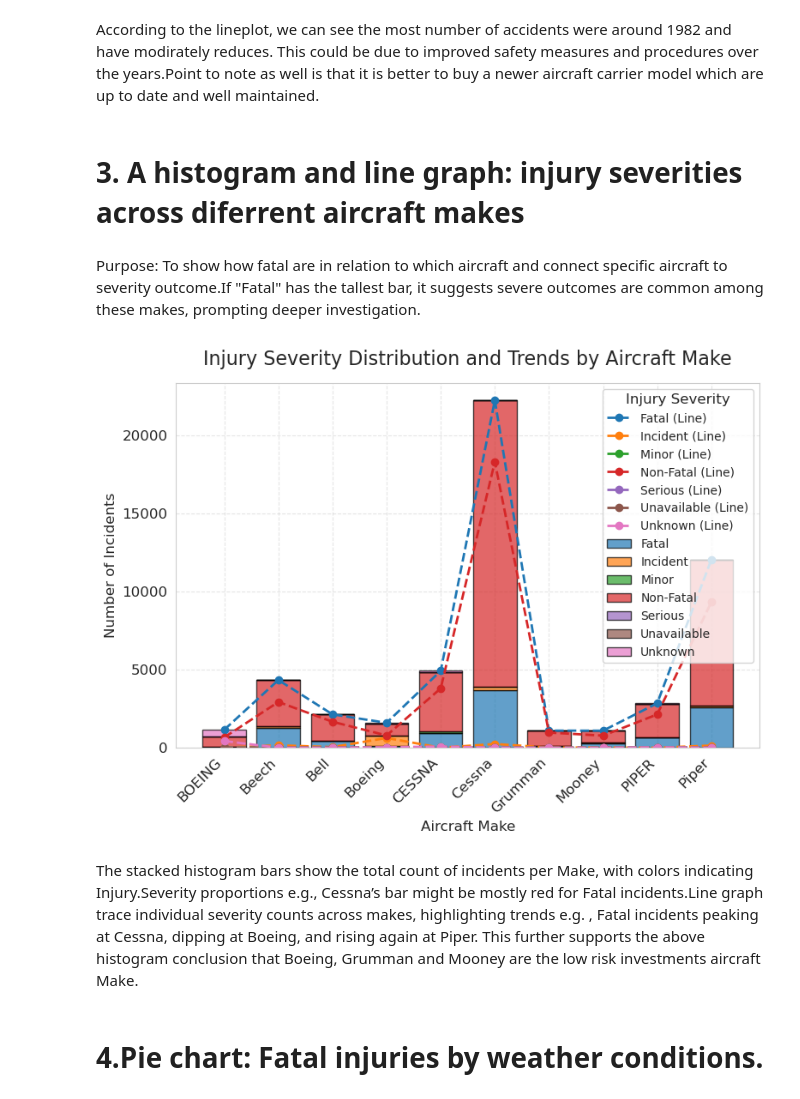
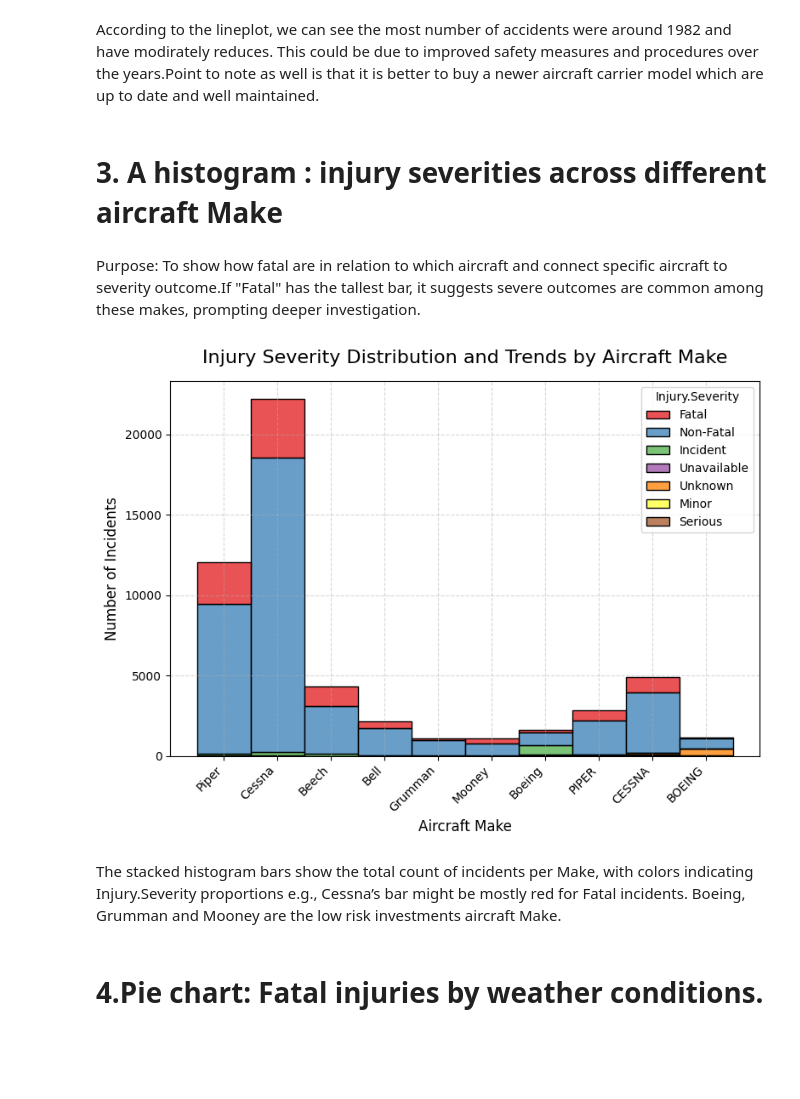
Before and after one commit to Husky-69/Shallom-phase-1-project, a Jupyter notebook: Shallom-phase1-project.ipynb, the cells around one changed output. Saved outputs shown, nothing was run; the diff lists cells and outputs as text; code cells hidden in the pictures; blank space fills up the shorter version.

```diff
--- a/Shallom-phase1-project.ipynb
+++ b/Shallom-phase1-project.ipynb
@@ -397,67 +399,36 @@ plt.show()
 # %% [markdown]
 According to the lineplot, we can see the most number of accidents were around 1982 and have modirately reduces. This could be due to improved safety measures and procedures over the years.Point to note as well is that it is better to buy a newer aircraft carrier model which are up to date and well maintained.
 # %% [markdown]
-# 3. A histogram and line graph: injury severities across diferrent aircraft makes
+# 3. A histogram : injury severities across different aircraft Make
 # %% [markdown]
 Purpose: To show how fatal are in relation to which aircraft and connect specific aircraft to severity outcome.If "Fatal" has the tallest bar, it suggests severe outcomes are common among these makes, prompting deeper investigation.
 # %%
 plt.figure(figsize=(8, 6))
 
-# Filter to top 10 makes and create a copy
+# Filter to top 10 makes
 top_makes = df2['Make'].value_counts().head(10).index
 
-# Prepare data: Count incidents per Make and Injury.Severity
-severity_by_make = df2.groupby(['Make', 'Injury.Severity']).size().unstack(fill_value=0)
-severities = severity_by_make.columns  # e.g., ['Fatal', 'Minor', 'Serious', 'Unknown']
+# Histogram
+sns.histplot(data=df2[df2['Make'].isin(top_makes)], x='Make', hue='Injury.Severity', multiple='stack', edgecolor='black', palette='Set1')
 
-# Histogram: Stacked bars for each Make
-bottom = None
-for severity in severities:
-    plt.bar(
-        severity_by_make.index,
-        severity_by_make[severity],
-        bottom=bottom,
-        label=severity,
-        edgecolor='black',
-        alpha=0.7  # Slight transparency for overlap
-    )
-    # Update bottom for stacking
-    if bottom is None:
-        bottom = severity_by_make[severity]
-    else:
-        bottom += severity_by_make[severity]
-# Line Graph: Overlay lines for each severity
-for severity in severities:
-    plt.plot(
-        severity_by_make.index,
-        severity_by_make[severity],
-        marker='o',
-        linestyle='--',
-        linewidth=2,
-        label=f'{severity} (Line)' if severity in plt.gca().get_legend_handles_labels()[1] else severity
-    )
 
 
 # Customize
 plt.title('Injury Severity Distribution and Trends by Aircraft Make', fontsize=16, pad=15)
 plt.xlabel('Aircraft Make', fontsize=12)
 plt.ylabel('Number of Incidents', fontsize=12)
 plt.xticks(rotation=45, ha='right')
-plt.legend(title='Injury Severity', title_fontsize=12, fontsize=10, loc='upper right')
 plt.grid(True, linestyle='--', alpha=0.5)
 plt.tight_layout()
 
-
 # Save and show
-plt.savefig('injury_severity_combined_by_make.png', dpi=300)
+plt.savefig('injury_severity_combined_by_make.png', dpi=250)
 plt.show()
 # %% [output]
-[figure, old version]
+[figure, new version]
 # %% [markdown]
 The stacked histogram bars show the total count of incidents per Make, with colors indicating Injury.Severity proportions
-e.g., Cessna’s bar might be mostly red for Fatal incidents.Line graph trace individual severity counts across makes, highlighting trends
-e.g. , Fatal incidents peaking at Cessna, dipping at Boeing, and rising again at Piper. This further supports the above histogram conclusion that
-Boeing, Grumman and Mooney are the low risk investments aircraft Make.
+e.g., Cessna’s bar might be mostly red for Fatal incidents. Boeing, Grumman and Mooney are the low risk investments aircraft Make.
 # %% [markdown]
 # 4.Pie chart: Fatal injuries by weather conditions.
 # %% [markdown]
```
Also changed, not shown: parts of 7 cells of this notebook, 2 other files.
